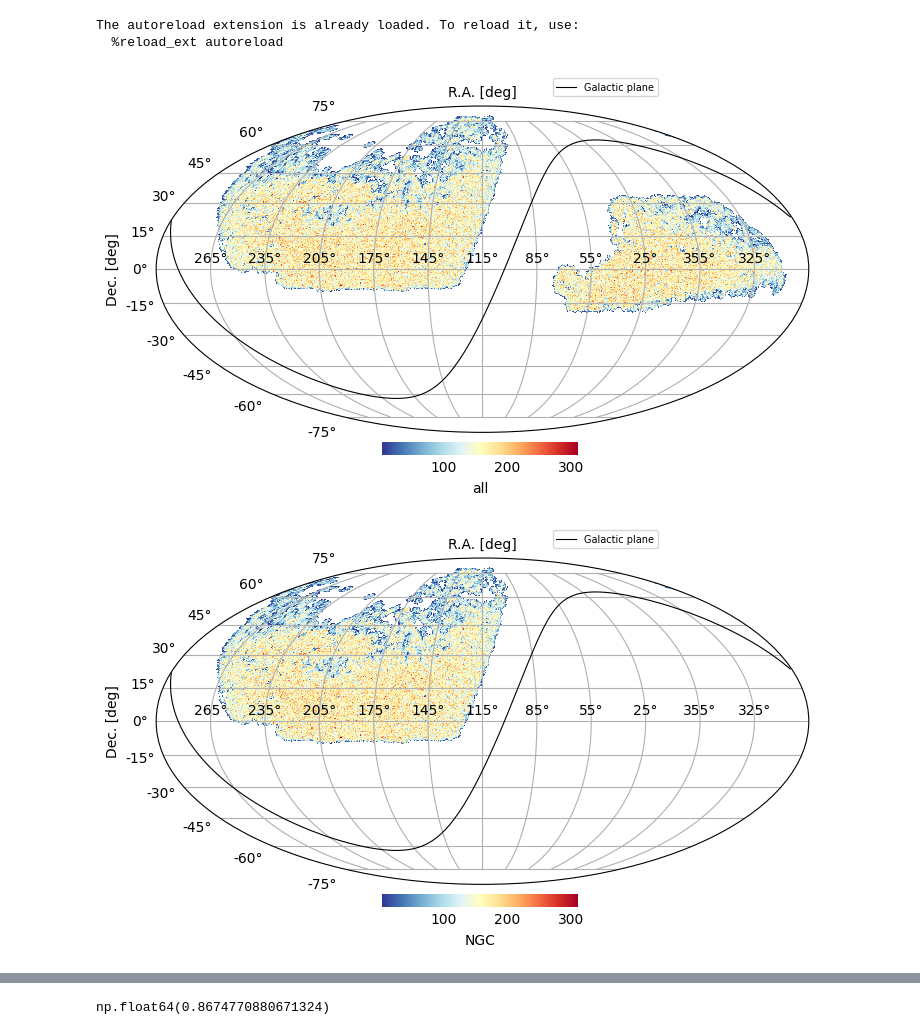
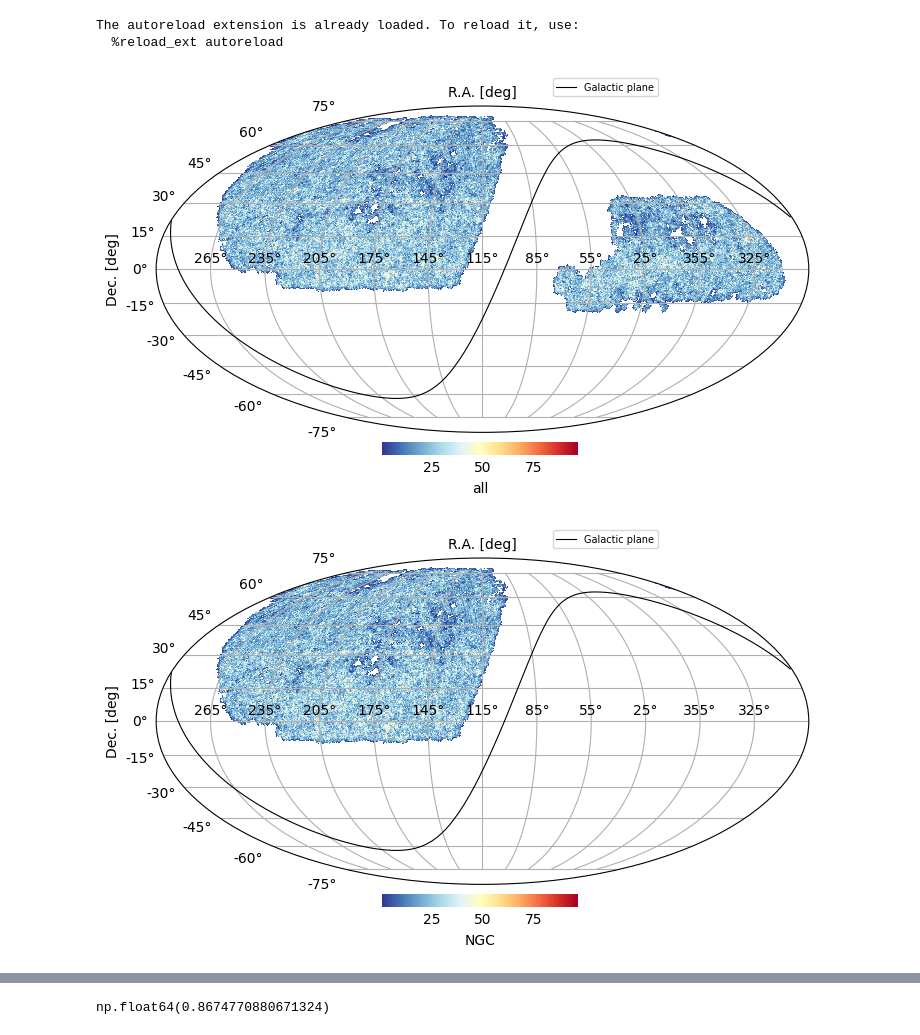
Before and after one commit to ShengyuHE/desi_y3_blinded_data_splits, a Jupyter notebook: main/notebooks/check_data.ipynb, the cells around one changed output, grey strips where cells are left out. Saved outputs shown, nothing was run; the diff lists cells and outputs as text; code cells hidden in the pictures.

```diff
--- a/main/notebooks/check_data.ipynb
+++ b/main/notebooks/check_data.ipynb
@@ -24,22 +24,22 @@ The autoreload extension is already loaded. To reload it, use:
 # %%
 nside = 128
 
 tracer = 'BGS'
 if 'BGS' in tracer: tracer = 'BGS_BRIGHT-21.35'
 # Read NGC + SGC
-cat_ngc = Table.read('/dvs_ro/cfs/cdirs/desi/survey/catalogs/DA2/LSS/loa-v1/LSScats/v2/nonKP/QSO_NGC_clustering.dat.fits')
-cat_sgc = Table.read('/dvs_ro/cfs/cdirs/desi/survey/catalogs/DA2/LSS/loa-v1/LSScats/v2/nonKP/QSO_SGC_clustering.dat.fits')
+cat_ngc = Table.read(f'/dvs_ro/cfs/cdirs/desi/survey/catalogs/DA2/LSS/loa-v1/LSScats/v2/nonKP/{tracer}_NGC_clustering.dat.fits')
+cat_sgc = Table.read(f'/dvs_ro/cfs/cdirs/desi/survey/catalogs/DA2/LSS/loa-v1/LSScats/v2/nonKP/{tracer}_SGC_clustering.dat.fits')
 
 # Combine rows
 cat_all = vstack([cat_ngc, cat_sgc], join_type='exact')  # or 'inner' / 'outer' if needed
 hpmap = utils.create_hp_map(cat_all['RA'], cat_all['DEC'], nside=nside, weight=cat_all['WEIGHT_FKP'])
 utils.plot_moll(hpmap, label='all')
 
 for region in ['NGC', 'SGC' , 'N', 'S', 'noDES', 'SnoDES']:
     mask_re = SELECT_REGION(cat_all['RA'], cat_all['DEC'], region)
     cat_sel = cat_all[mask_re]
     hpmap = utils.create_hp_map(cat_sel['RA'], cat_sel['DEC'], nside=nside, weight=cat_sel['WEIGHT_FKP'])
     utils.plot_moll(hpmap, label=region)
 # %% [output]
-[figure, old version]
+[figure, new version]
-[figure, old version]
+[figure, new version]
```
Also changed, not shown: parts of 1 cell of this notebook, 3 other files.
